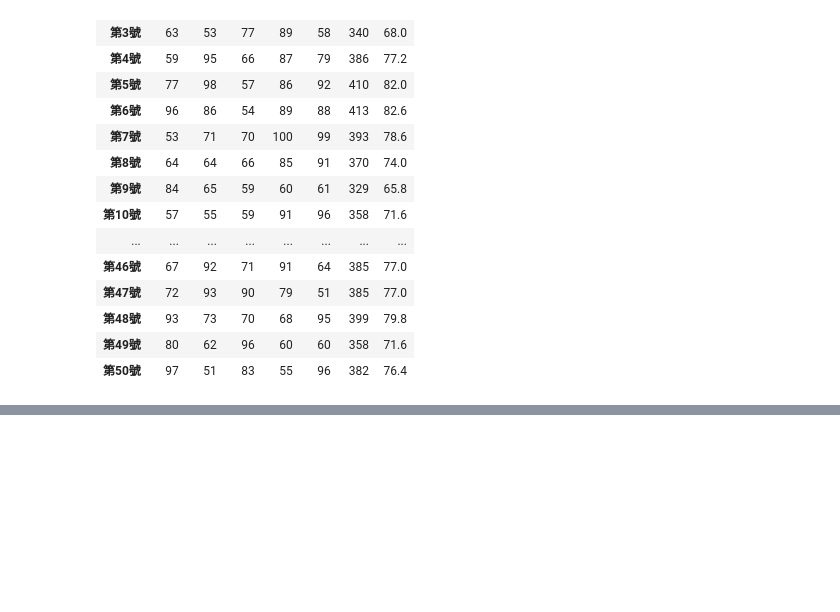
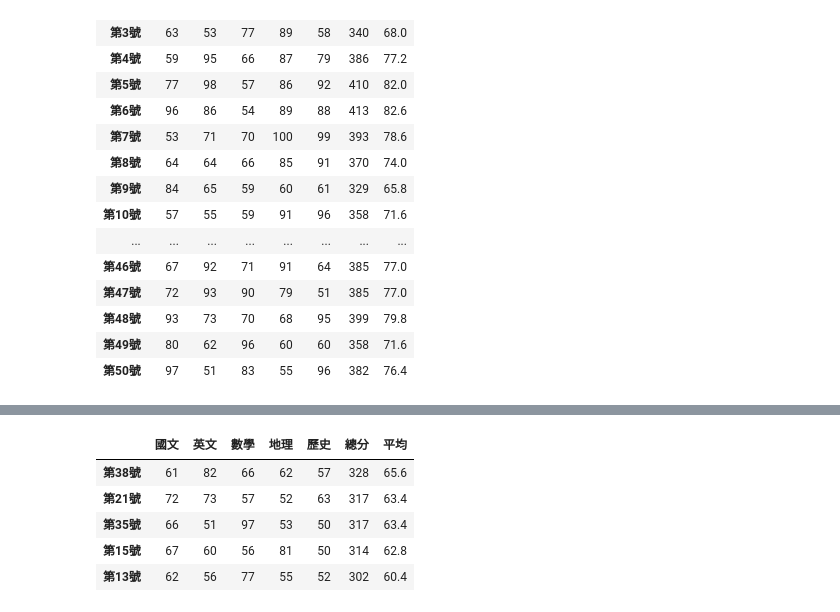
Before and after one commit to Knc5567/_python_test, a Jupyter notebook: lesson11.ipynb, the cells around one changed output, grey strips where cells are left out. Cells and saved outputs as stored; diff of their text form; code cells hidden in the pictures; blank space fills up the shorter version.

```diff
--- a/lesson11.ipynb
+++ b/lesson11.ipynb
@@ -205,0 +217,9 @@ df1
+# %%
+df2.iloc[-5:]
+# %% [output]
+|  | 國文 | 英文 | 數學 | 地理 | 歷史 | 總分 | 平均 |
+| 第38號 | 61 | 82 | 66 | 62 | 57 | 328 | 65.6 |
+| 第21號 | 72 | 73 | 57 | 52 | 63 | 317 | 63.4 |
+| 第35號 | 66 | 51 | 97 | 53 | 50 | 317 | 63.4 |
+| 第15號 | 67 | 60 | 56 | 81 | 50 | 314 | 62.8 |
+| 第13號 | 62 | 56 | 77 | 55 | 52 | 302 | 60.4 |
```
Also changed, not shown: parts of 4 cells of this notebook, 5 other files.
